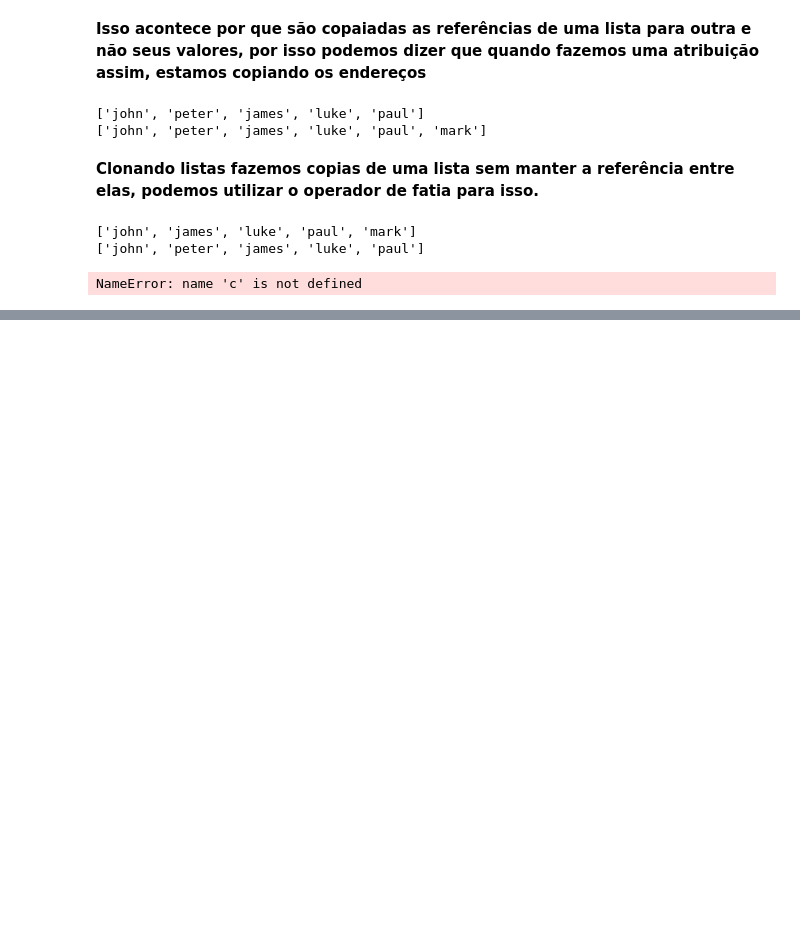
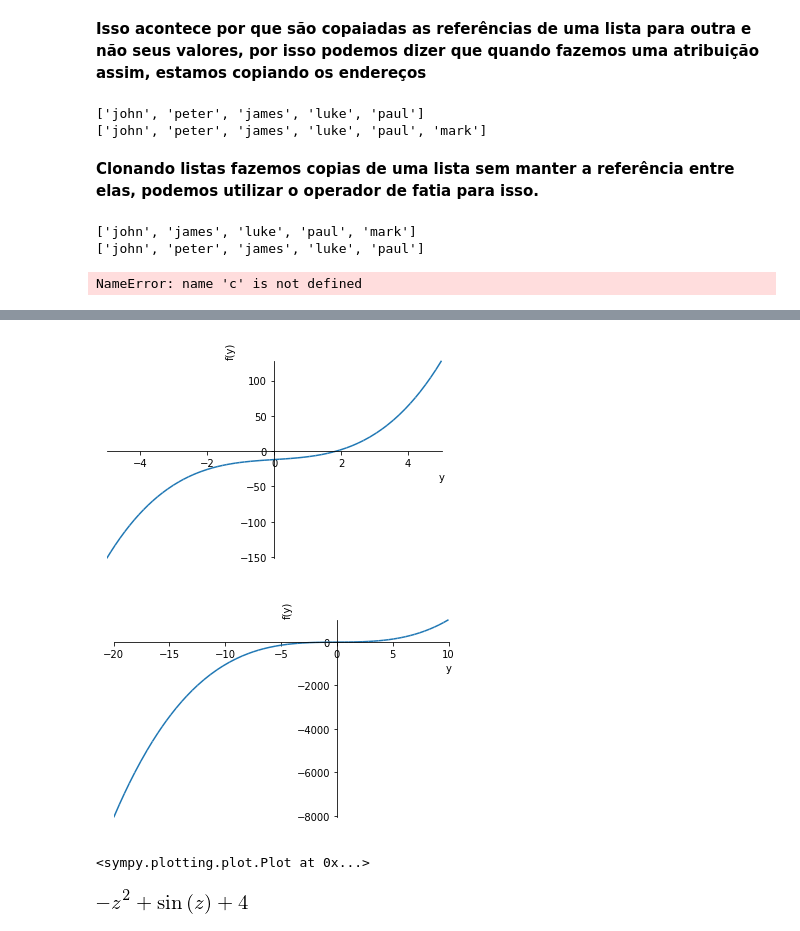
Before and after one commit to IcaroTARique/minicursoPYTHON, a Jupyter notebook: MINITOP de Python.ipynb, the cells around one changed output, grey strips where cells are left out. Saved outputs shown, nothing was run; the diff lists cells and outputs as text; code cells hidden in the pictures; blank space fills up the shorter version.

```diff
--- a/MINITOP de Python.ipynb
+++ b/MINITOP de Python.ipynb
@@ -625,0 +767,11 @@ NameError: name 'c' is not defined
+# %%
+plot(sg(y),(y,-5,5))
+plot(sg(y),(y,-20,10))
+# %% [output]
+[figure, added]
+[figure, added]
+<sympy.plotting.plot.Plot at 0x...>
+# %%
+sp(z)
+# %% [output]
+[figure, added]
```
Also changed, not shown: parts of 37 cells of this notebook.
